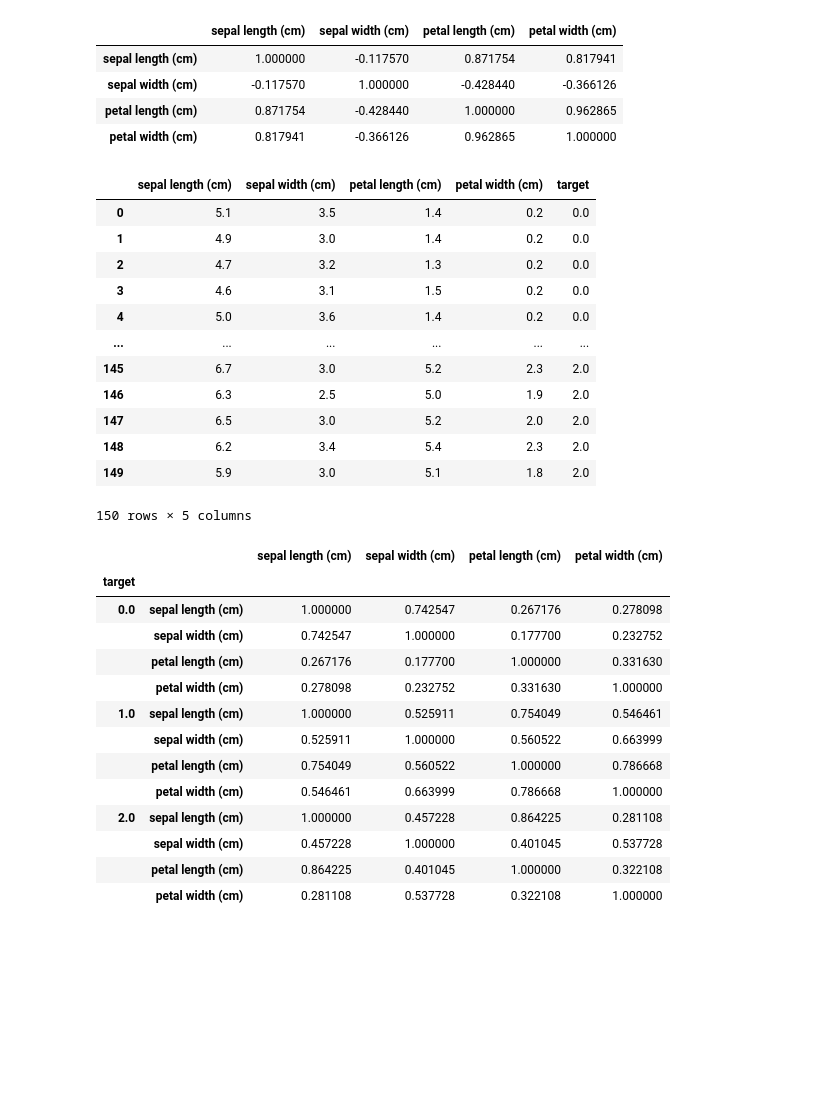
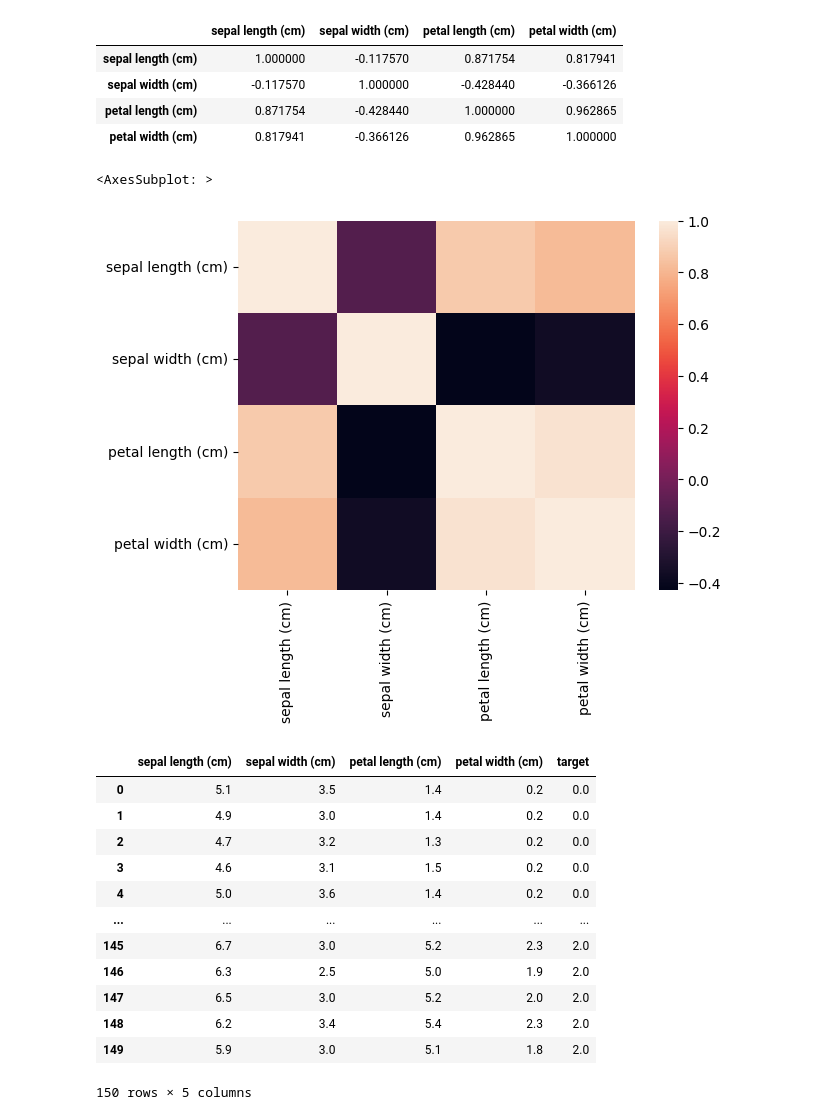
Before and after one commit to DilshodN/IAD, a Jupyter notebook: lab1.ipynb, the cells around one changed output. Cells and saved outputs as stored; diff of their text form; code cells hidden in the pictures; blank space fills up the shorter version.

```diff
--- a/lab1.ipynb
+++ b/lab1.ipynb
@@ -41,4 +44,9 @@ iris.iloc[:,:4].corr()
 | sepal width (cm) | -0.117570 | 1.000000 | -0.428440 | -0.366126 |
 | petal length (cm) | 0.871754 | -0.428440 | 1.000000 | 0.962865 |
 | petal width (cm) | 0.817941 | -0.366126 | 0.962865 | 1.000000 |
+# %%
+sns.heatmap(iris.iloc[:,:4].corr())
+# %% [output]
+<AxesSubplot: >
+[figure, added]
 # %%
@@ -46,33 +55,16 @@ dataWithTarget = pd.DataFrame(data=np.c_[iris_ds['data'], iris_ds['target']], co
-# %%
-dataWithTarget
-# %% [output]
-|  | sepal length (cm) | sepal width (cm) | petal length (cm) | petal width (cm) | target |
-| 0 | 5.1 | 3.5 | 1.4 | 0.2 | 0.0 |
-| 1 | 4.9 | 3.0 | 1.4 | 0.2 | 0.0 |
-| 2 | 4.7 | 3.2 | 1.3 | 0.2 | 0.0 |
-| 3 | 4.6 | 3.1 | 1.5 | 0.2 | 0.0 |
-| 4 | 5.0 | 3.6 | 1.4 | 0.2 | 0.0 |
-| ... | ... | ... | ... | ... | ... |
-| 145 | 6.7 | 3.0 | 5.2 | 2.3 | 2.0 |
-| 146 | 6.3 | 2.5 | 5.0 | 1.9 | 2.0 |
-| 147 | 6.5 | 3.0 | 5.2 | 2.0 | 2.0 |
-| 148 | 6.2 | 3.4 | 5.4 | 2.3 | 2.0 |
-| 149 | 5.9 | 3.0 | 5.1 | 1.8 | 2.0 |
-150 rows × 5 columns
-# %%
-dataWithTarget.iloc[:,[0, 1, 2, 3, 4]].groupby('target').corr()
-# %% [output]
-|  |  | sepal length (cm) | sepal width (cm) | petal length (cm) | petal width (cm) |
-| target |  |  |  |  |  |
-| 0.0 | sepal length (cm) | 1.000000 | 0.742547 | 0.267176 | 0.278098 |
-|  | sepal width (cm) | 0.742547 | 1.000000 | 0.177700 | 0.232752 |
-|  | petal length (cm) | 0.267176 | 0.177700 | 1.000000 | 0.331630 |
-|  | petal width (cm) | 0.278098 | 0.232752 | 0.331630 | 1.000000 |
-| 1.0 | sepal length (cm) | 1.000000 | 0.525911 | 0.754049 | 0.546461 |
-|  | sepal width (cm) | 0.525911 | 1.000000 | 0.560522 | 0.663999 |
-|  | petal length (cm) | 0.754049 | 0.560522 | 1.000000 | 0.786668 |
-|  | petal width (cm) | 0.546461 | 0.663999 | 0.786668 | 1.000000 |
-| 2.0 | sepal length (cm) | 1.000000 | 0.457228 | 0.864225 | 0.281108 |
-|  | sepal width (cm) | 0.457228 | 1.000000 | 0.401045 | 0.537728 |
-|  | petal length (cm) | 0.864225 | 0.401045 | 1.000000 | 0.322108 |
-|  | petal width (cm) | 0.281108 | 0.537728 | 0.322108 | 1.000000 |
+# %%
+dataWithTarget
+# %% [output]
+|  | sepal length (cm) | sepal width (cm) | petal length (cm) | petal width (cm) | target |
+| 0 | 5.1 | 3.5 | 1.4 | 0.2 | 0.0 |
+| 1 | 4.9 | 3.0 | 1.4 | 0.2 | 0.0 |
+| 2 | 4.7 | 3.2 | 1.3 | 0.2 | 0.0 |
+| 3 | 4.6 | 3.1 | 1.5 | 0.2 | 0.0 |
+| 4 | 5.0 | 3.6 | 1.4 | 0.2 | 0.0 |
+| ... | ... | ... | ... | ... | ... |
+| 145 | 6.7 | 3.0 | 5.2 | 2.3 | 2.0 |
+| 146 | 6.3 | 2.5 | 5.0 | 1.9 | 2.0 |
+| 147 | 6.5 | 3.0 | 5.2 | 2.0 | 2.0 |
+| 148 | 6.2 | 3.4 | 5.4 | 2.3 | 2.0 |
+| 149 | 5.9 | 3.0 | 5.1 | 1.8 | 2.0 |
+150 rows × 5 columns
```
Also changed, not shown: parts of 16 cells of this notebook.
